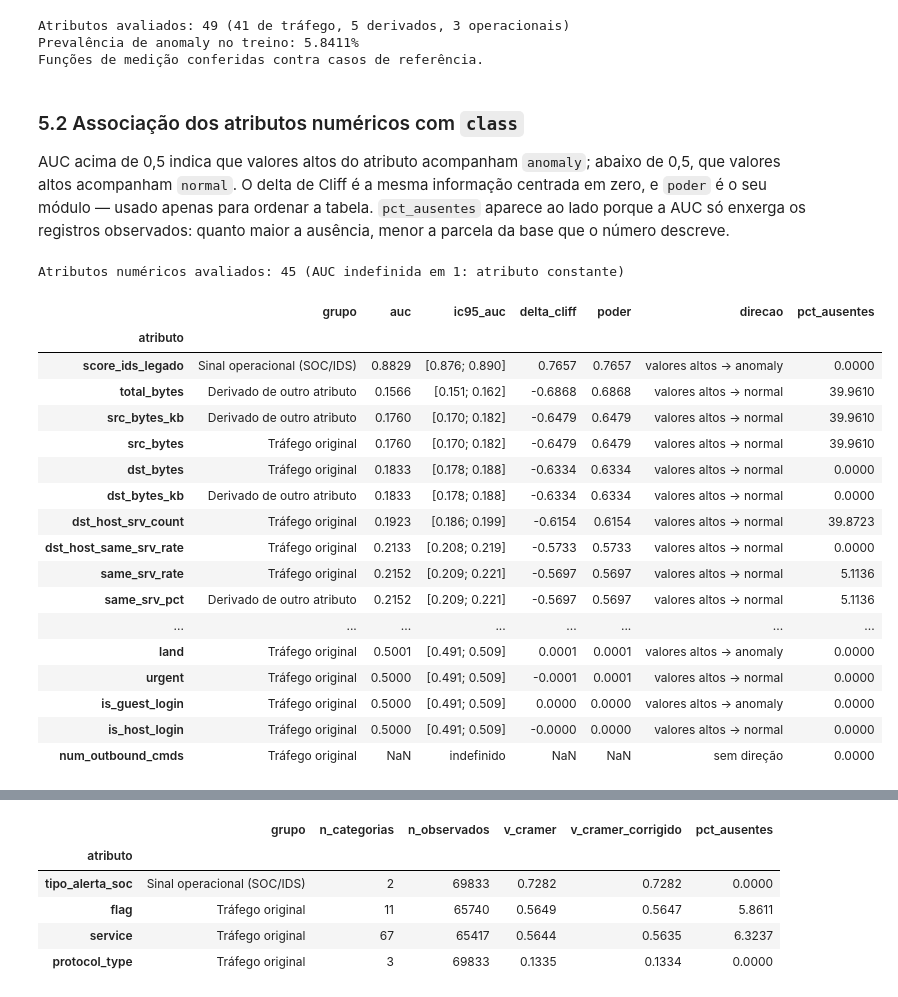
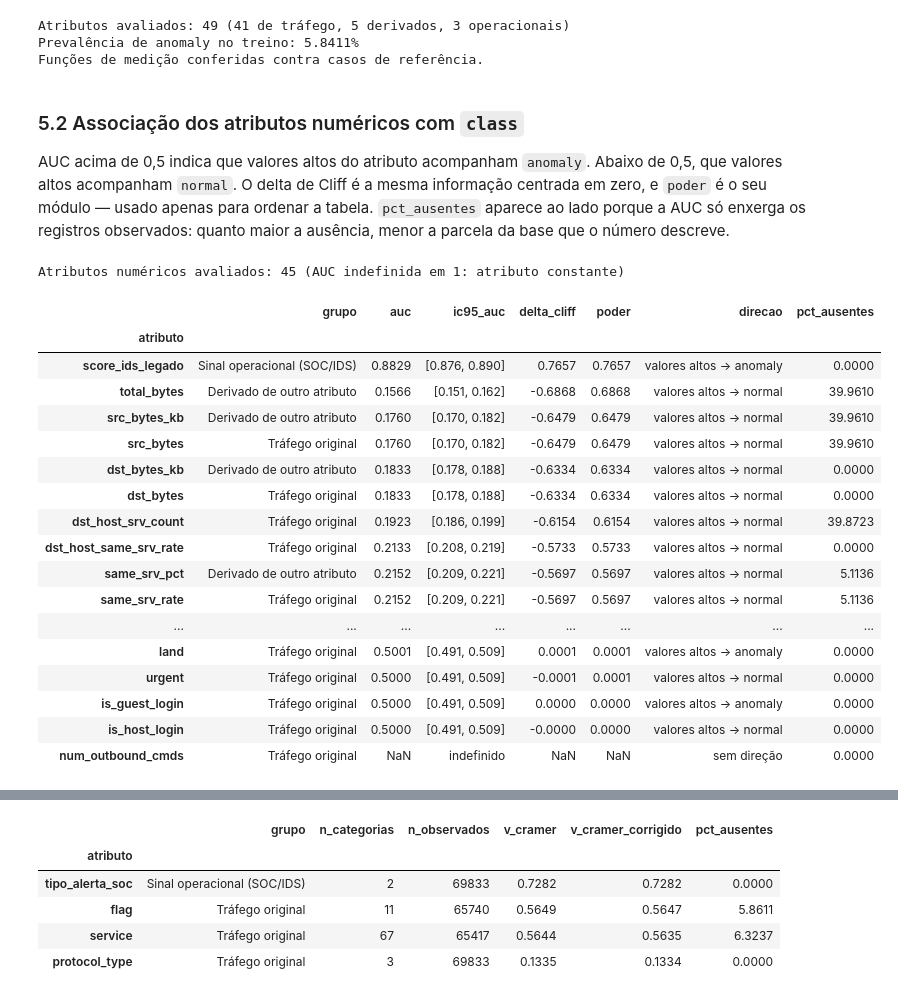
Before and after one commit to matheusmra/tp-ia, a Jupyter notebook: notebooks/01_analise_exploratoria.ipynb, the cells around one changed output, grey strips where cells are left out. Saved outputs shown, nothing was run; the diff lists cells and outputs as text; code cells hidden in the pictures.

```diff
--- a/notebooks/01_analise_exploratoria.ipynb
+++ b/notebooks/01_analise_exploratoria.ipynb
@@ -1271,24 +1300,24 @@ Negativos: src_bytes 189, src_bytes_kb 189, total_bytes 73
 decisoes = []
 for c in constantes_m4:
     decisoes.append({"alvo": c, "proposta": "Avaliar remoção de constante",
-                     "evidência": f"Um valor observado; {df_train[c].isna().sum()} ausentes. Confirmar em cada dobra."})
+                     "evidência": f"Um valor observado, {df_train[c].isna().sum()} ausentes. Confirmar em cada dobra."})
 if n_su_fora_dominio:
     decisoes.append({"alvo": "su_attempted", "proposta": "Confirmar domínio antes de recodificar",
-                     "evidência": f"{n_su_fora_dominio} valores observados fora de 0/1; ausentes separados."})
+                     "evidência": f"{n_su_fora_dominio} valores observados fora de 0/1, ausentes separados."})
 for c in candidatos_nzv_m4:
     decisoes.append({"alvo": c, "proposta": "Investigar antes de remover",
                      "evidência": f"{conc_m4.loc[c, 'pct_dominante']:.2f}% de concentração entre não ausentes."})
 for der, lin in relacoes_m4.iterrows():
     decisoes.append({"alvo": der, "proposta": "Avaliar remoção do derivado (função exata do original)",
-                     "evidência": f"{lin['n_diferentes']} diferenças em {lin['ambos_presentes']} pares com {lin['original']}; "
+                     "evidência": f"{lin['n_diferentes']} diferenças em {lin['ambos_presentes']} pares com {lin['original']}, "
                                   f"{lin['so_derivado_ausente'] + lin['so_original_ausente']} ausentes em só um dos dois."})
 if um_para_um_m4:
     decisoes.append({"alvo": "protocolo_cod", "proposta": "Avaliar remoção (código 1:1 de protocol_type)",
-                     "evidência": f"Correspondência 1:1 com protocol_type normalizado; "
+                     "evidência": f"Correspondência 1:1 com protocol_type normalizado, "
                                   f"{int(df_train['protocol_type'].isna().sum() + df_train['protocolo_cod'].isna().sum())} ausentes nos dois."})
 decisoes.extend([
     {"alvo": "duplicatas", "proposta": "Definir tratamento e manter cópias no mesmo fold",
-     "evidência": f"{n_dup_total} duplicatas exatas; {n_linhas_dup_parcial} linhas com atributos repetidos."},
+     "evidência": f"{n_dup_total} duplicatas exatas, {n_linhas_dup_parcial} linhas com atributos repetidos."},
     {"alvo": "classes conflitantes", "proposta": "Documentar sem inventar rótulos",
      "evidência": f"{n_grupos_conflito} grupos / {n_linhas_conflito} linhas no diagnóstico atual."},
 ])
@@ -1540,7 +1570,7 @@ Funções de medição conferidas contra casos de referência.
 # %% [markdown]
 ### 5.2 Associação dos atributos numéricos com `class`
 
-AUC acima de 0,5 indica que valores altos do atributo acompanham `anomaly`; abaixo de 0,5,
+AUC acima de 0,5 indica que valores altos do atributo acompanham `anomaly`. Abaixo de 0,5,
 que valores altos acompanham `normal`. O delta de Cliff é a mesma informação centrada em zero,
 e `poder` é o seu módulo — usado apenas para ordenar a tabela. `pct_ausentes` aparece ao lado
 porque a AUC só enxerga os registros observados: quanto maior a ausência, menor a parcela da
@@ -1548,43 +1578,43 @@ base que o número descreve.
 # %%
 # 5.2 AUC e delta de Cliff de cada atributo numérico, com a ausência explicitada ao lado.
 assoc_num_m5 = pd.DataFrame(
     [{"atributo": c, **auc_por_postos(df_train[c], alvo_bin_m5)} for c in COLS_NUMERICAS]
 ).set_index("atributo")
 assoc_num_m5["delta_cliff"] = 2 * assoc_num_m5["auc"] - 1
 assoc_num_m5["poder"] = assoc_num_m5["delta_cliff"].abs()
 assoc_num_m5["ic95_auc"] = [
-    "indefinido" if pd.isna(a) else f"[{a - 1.96 * e:.3f}; {a + 1.96 * e:.3f}]"
+    "indefinido" if pd.isna(a) else f"[{a - 1.96 * e:.3f}, {a + 1.96 * e:.3f}]"
     for a, e in zip(assoc_num_m5["auc"], assoc_num_m5["erro_padrao"])
 ]
 assoc_num_m5["direcao"] = np.select(
     [assoc_num_m5["auc"] > 0.5, assoc_num_m5["auc"] < 0.5],
     ["valores altos -> anomaly", "valores altos -> normal"], default="sem direção")
 assoc_num_m5["pct_ausentes"] = df_train[COLS_NUMERICAS].isna().mean() * 100
 assoc_num_m5["grupo"] = GRUPO_M5.reindex(COLS_NUMERICAS)
 
 colunas_vista = ["grupo", "auc", "ic95_auc", "delta_cliff", "poder", "direcao", "pct_ausentes"]
 print(f"Atributos numéricos avaliados: {len(assoc_num_m5)} "
       f"(AUC indefinida em {int(assoc_num_m5['auc'].isna().sum())}: atributo constante)")
 display(assoc_num_m5.sort_values("poder", ascending=False)[colunas_vista])
 # %% [output]
 Atributos numéricos avaliados: 45 (AUC indefinida em 1: atributo constante)
 |  | grupo | auc | ic95_auc | delta_cliff | poder | direcao | pct_ausentes |
 | atributo |  |  |  |  |  |  |  |
-| score_ids_legado | Sinal operacional (SOC/IDS) | 0.8829 | [0.876; 0.890] | 0.7657 | 0.7657 | valores altos -> anomaly | 0.0000 |
-| total_bytes | Derivado de outro atributo | 0.1566 | [0.151; 0.162] | -0.6868 | 0.6868 | valores altos -> normal | 39.9610 |
-| src_bytes_kb | Derivado de outro atributo | 0.1760 | [0.170; 0.182] | -0.6479 | 0.6479 | valores altos -> normal | 39.9610 |
-| src_bytes | Tráfego original | 0.1760 | [0.170; 0.182] | -0.6479 | 0.6479 | valores altos -> normal | 39.9610 |
-| dst_bytes | Tráfego original | 0.1833 | [0.178; 0.188] | -0.6334 | 0.6334 | valores altos -> normal | 0.0000 |
-| dst_bytes_kb | Derivado de outro atributo | 0.1833 | [0.178; 0.188] | -0.6334 | 0.6334 | valores altos -> normal | 0.0000 |
-| dst_host_srv_count | Tráfego original | 0.1923 | [0.186; 0.199] | -0.6154 | 0.6154 | valores altos -> normal | 39.8723 |
-| dst_host_same_srv_rate | Tráfego original | 0.2133 | [0.208; 0.219] | -0.5733 | 0.5733 | valores altos -> normal | 0.0000 |
-| same_srv_rate | Tráfego original | 0.2152 | [0.209; 0.221] | -0.5697 | 0.5697 | valores altos -> normal | 5.1136 |
-| same_srv_pct | Derivado de outro atributo | 0.2152 | [0.209; 0.221] | -0.5697 | 0.5697 | valores altos -> normal | 5.1136 |
+| score_ids_legado | Sinal operacional (SOC/IDS) | 0.8829 | [0.876, 0.890] | 0.7657 | 0.7657 | valores altos -> anomaly | 0.0000 |
+| total_bytes | Derivado de outro atributo | 0.1566 | [0.151, 0.162] | -0.6868 | 0.6868 | valores altos -> normal | 39.9610 |
+| src_bytes_kb | Derivado de outro atributo | 0.1760 | [0.170, 0.182] | -0.6479 | 0.6479 | valores altos -> normal | 39.9610 |
+| src_bytes | Tráfego original | 0.1760 | [0.170, 0.182] | -0.6479 | 0.6479 | valores altos -> normal | 39.9610 |
+| dst_bytes_kb | Derivado de outro atributo | 0.1833 | [0.178, 0.188] | -0.6334 | 0.6334 | valores altos -> normal | 0.0000 |
+| dst_bytes | Tráfego original | 0.1833 | [0.178, 0.188] | -0.6334 | 0.6334 | valores altos -> normal | 0.0000 |
+| dst_host_srv_count | Tráfego original | 0.1923 | [0.186, 0.199] | -0.6154 | 0.6154 | valores altos -> normal | 39.8723 |
+| dst_host_same_srv_rate | Tráfego original | 0.2133 | [0.208, 0.219] | -0.5733 | 0.5733 | valores altos -> normal | 0.0000 |
+| same_srv_pct | Derivado de outro atributo | 0.2152 | [0.209, 0.221] | -0.5697 | 0.5697 | valores altos -> normal | 5.1136 |
+| same_srv_rate | Tráfego original | 0.2152 | [0.209, 0.221] | -0.5697 | 0.5697 | valores altos -> normal | 5.1136 |
 | ... | ... | ... | ... | ... | ... | ... | ... |
-| land | Tráfego original | 0.5001 | [0.491; 0.509] | 0.0001 | 0.0001 | valores altos -> anomaly | 0.0000 |
-| urgent | Tráfego original | 0.5000 | [0.491; 0.509] | -0.0001 | 0.0001 | valores altos -> normal | 0.0000 |
-| is_guest_login | Tráfego original | 0.5000 | [0.491; 0.509] | 0.0000 | 0.0000 | valores altos -> anomaly | 0.0000 |
-| is_host_login | Tráfego original | 0.5000 | [0.491; 0.509] | -0.0000 | 0.0000 | valores altos -> normal | 0.0000 |
+| land | Tráfego original | 0.5001 | [0.491, 0.509] | 0.0001 | 0.0001 | valores altos -> anomaly | 0.0000 |
+| urgent | Tráfego original | 0.5000 | [0.491, 0.509] | -0.0001 | 0.0001 | valores altos -> normal | 0.0000 |
+| is_guest_login | Tráfego original | 0.5000 | [0.491, 0.509] | 0.0000 | 0.0000 | valores altos -> anomaly | 0.0000 |
+| is_host_login | Tráfego original | 0.5000 | [0.491, 0.509] | -0.0000 | 0.0000 | valores altos -> normal | 0.0000 |
 | num_outbound_cmds | Tráfego original | NaN | indefinido | NaN | NaN | sem direção | 0.0000 |
 # %%
 # 5.2 (continuação) Leitura objetiva da tabela acima.
```
Also changed, not shown: parts of 58 cells of this notebook, 1 other file.
